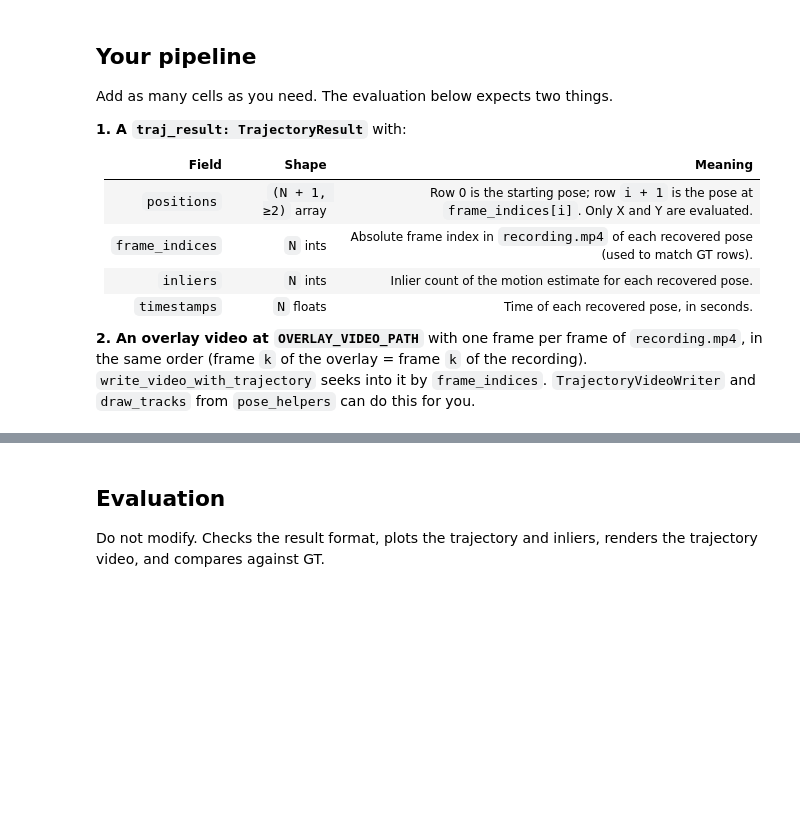
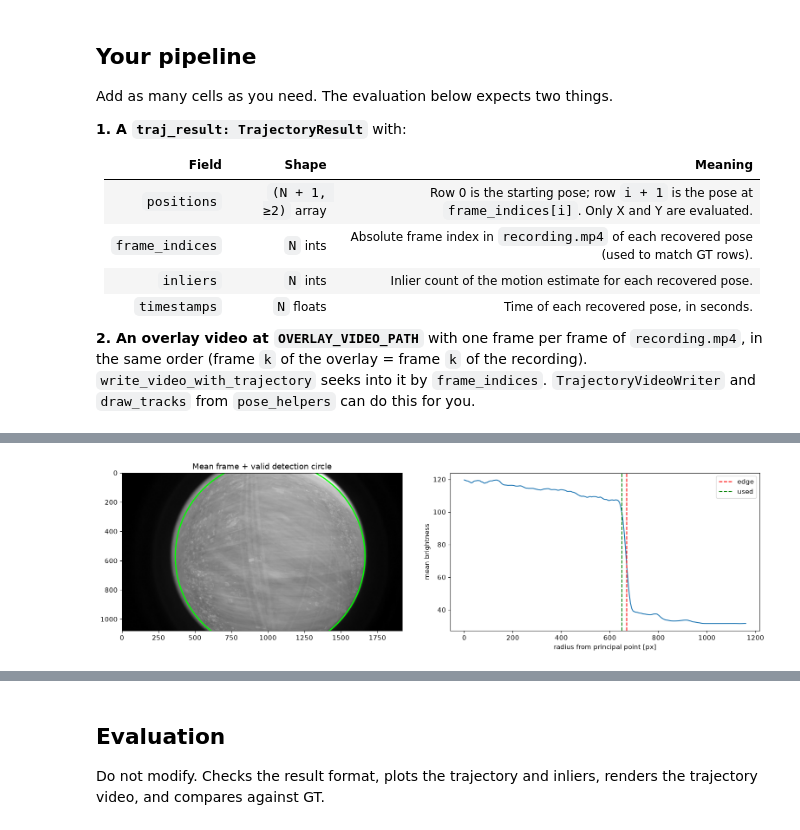
Before and after one commit to rasthpop/fisheye-vis-odometry, a Jupyter notebook: homework.ipynb, the cells around one changed output, grey strips where cells are left out. Cells and saved outputs as stored; diff of their text form; code cells hidden in the pictures; blank space fills up the shorter version.

Commit message:
phase 1: detection circle for fisheye, shi-tomasi + LK pyramid

```diff
--- a/homework.ipynb
+++ b/homework.ipynb
@@ -68,0 +128,58 @@ Add as many cells as you need. The evaluation below expects two things.
+# %%
+# --- Tracking parameters (all in one place) ---
+GRID = (8, 5)              # (cols, rows) of detection cells; keeps features spread over the image
+MAX_PER_CELL = 15          # target number of tracked points per cell
+MIN_PER_CELL = 3           # top up a cell once it falls below this...
+MIN_TRACKS = 300           # ...or once the total falls below this
+
+GFTT_PARAMS = dict(qualityLevel=0.01, minDistance=15, blockSize=7)
+LK_PARAMS = dict(
+    winSize=(21, 21),
+    maxLevel=4,
+    criteria=(cv.TERM_CRITERIA_EPS | cv.TERM_CRITERIA_COUNT, 30, 0.01),
+)
+FB_THRESH = 1.0            # max forward-backward error [px]
+CIRCLE_MARGIN = 20         # px kept away from the fisheye image-circle edge
+TRAIL_LEN = 15             # trail length (frames) drawn in the snapshots
+SNAPSHOT_FRAMES = [50, 900, 1800, 2700, 3500]
+# %%
+cap = cv.VideoCapture(str(VIDEO_PATH))
+n_frames_total = int(cap.get(cv.CAP_PROP_FRAME_COUNT))
+mean_img = np.zeros((IMG_H, IMG_W), np.float64)
+sample_idx = np.linspace(0, n_frames_total - 1, 10).astype(int)
+
+for i in sample_idx:
+    cap.set(cv.CAP_PROP_POS_FRAMES, int(i))
+    ok, frame = cap.read()
+    assert ok, f"Cannot read frame {i}"
+    mean_img += cv.cvtColor(frame, cv.COLOR_BGR2GRAY)
+mean_img /= len(sample_idx)
+cap.release()
+
+cx, cy = K[0, 2], K[1, 2]
+yy, xx = np.mgrid[:IMG_H, :IMG_W]
+
+radius_map = np.hypot(xx - cx, yy - cy)
+radii = np.arange(0, int(radius_map.max()), 5)
+ring_mean = np.array([mean_img[(radius_map >= r) & (radius_map < r + 5)].mean() for r in radii])
+
+inside, outside = np.median(ring_mean[: len(ring_mean) // 3]), ring_mean[-1]
+edge_radius = radii[np.argmax(ring_mean < (inside + outside) / 2)]
+valid_radius = edge_radius - CIRCLE_MARGIN
+
+valid_mask = (radius_map < valid_radius).astype(np.uint8) * 255
+
+fig, axes = plt.subplots(1, 2, figsize=(16, 4.5))
+axes[0].imshow(mean_img, cmap="gray")
+axes[0].add_patch(plt.Circle((cx, cy), valid_radius, fill=False, color="lime", lw=2))
+axes[0].set_title("Mean frame + valid detection circle")
+axes[1].plot(radii, ring_mean)
+axes[1].axvline(edge_radius, color="r", ls="--", label="edge")
+axes[1].axvline(valid_radius, color="g", ls="--", label="used")
+axes[1].set_xlabel("radius from principal point [px]")
+axes[1].set_ylabel("mean brightness")
+axes[1].legend()
+plt.tight_layout()
+plt.show()
+# %% [output]
+[figure, added]
```
Also changed, not shown: parts of 7 cells of this notebook.
